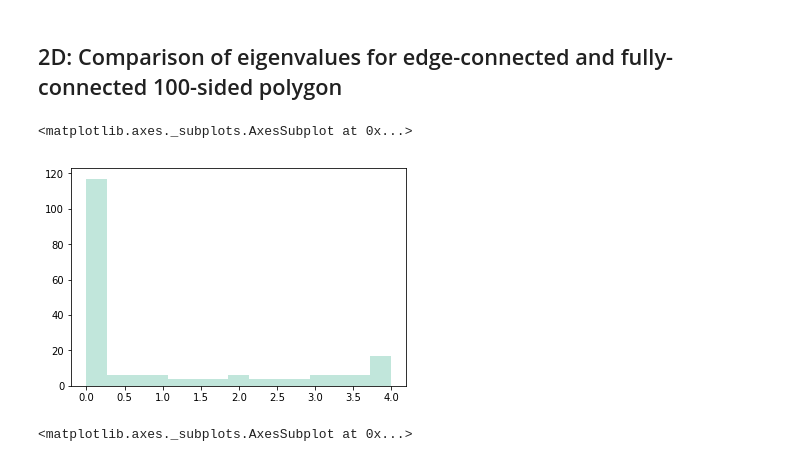
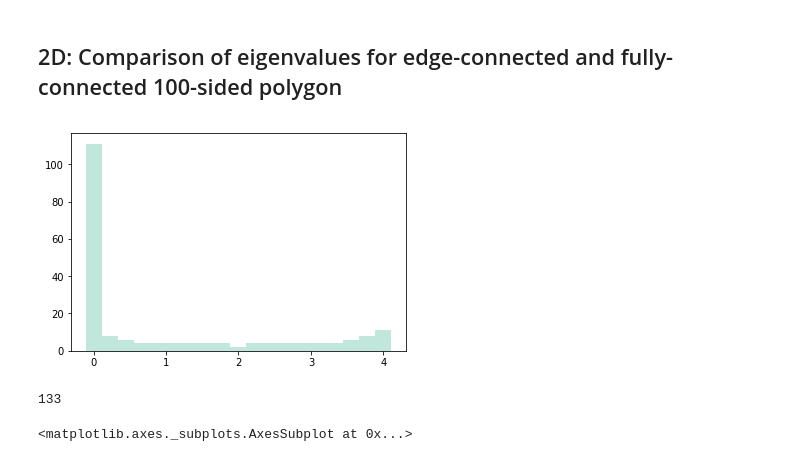
Before and after one commit to AllenCellModeling/normal_mode_analysis, a Jupyter notebook: normal_mode_analysis/mode_test_cases.ipynb, the cells around one changed output. Saved outputs shown, nothing was run; the diff lists cells and outputs as text; code cells hidden in the pictures.

```diff
--- a/normal_mode_analysis/mode_test_cases.ipynb
+++ b/normal_mode_analysis/mode_test_cases.ipynb
@@ -182,10 +182,14 @@ w, v = nma_polygon(5,5, True, True)
 ## 2D: Comparison of eigenvalues for edge-connected and fully-connected 100-sided polygon
 # %%
 w, v = nma_polygon(5,100, False, False)
-sb.distplot(w, kde=False, bins=15)
+sb.distplot(w, kde=False, bins=np.linspace(-0.1, 4.1, 20))
+plt.savefig('100_sided_w')
 # %% [output]
-<matplotlib.axes._subplots.AxesSubplot at 0x...>
-[figure, old version]
+[figure, new version]
+# %%
+sum(w<10**-0)
+# %% [output]
+133
 # %%
 w2, v2 = nma_polygon(5,100, True, False)
 sb.distplot(w2, kde=False, bins=15)
```
Also changed, not shown: parts of 5 cells of this notebook.
